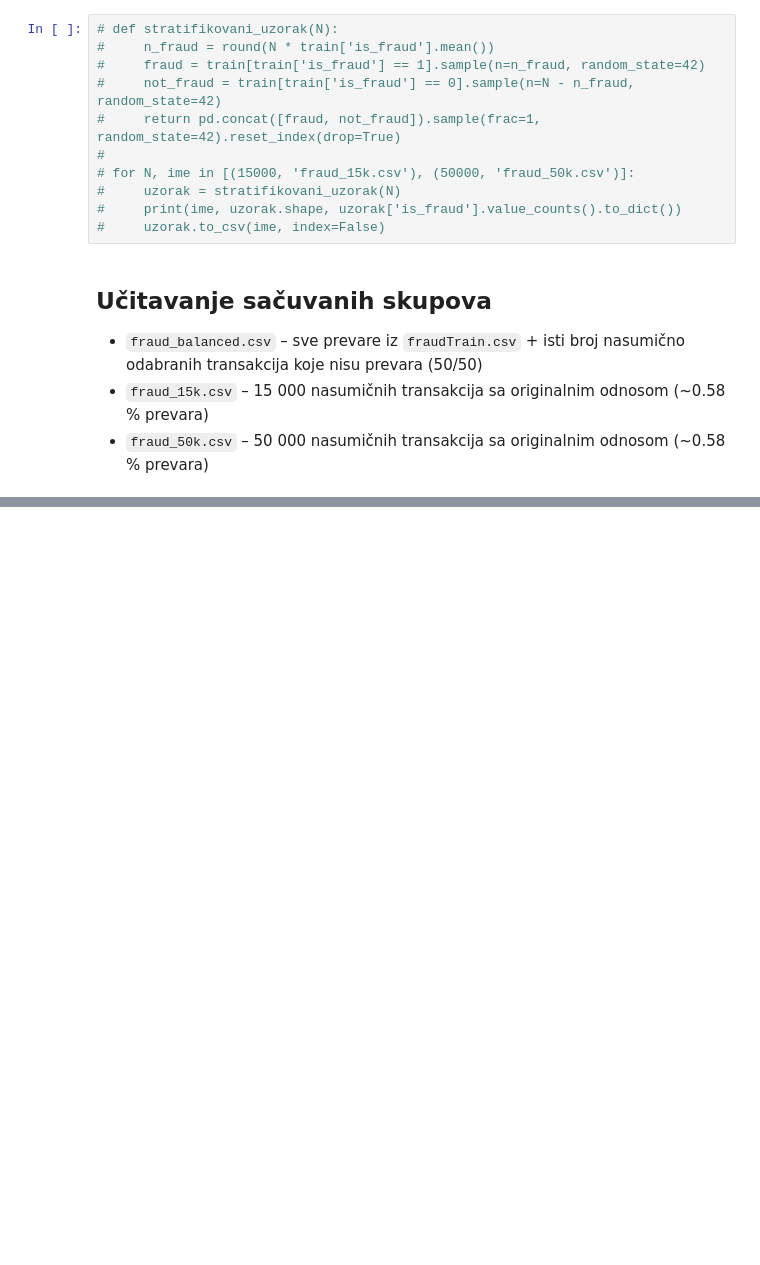
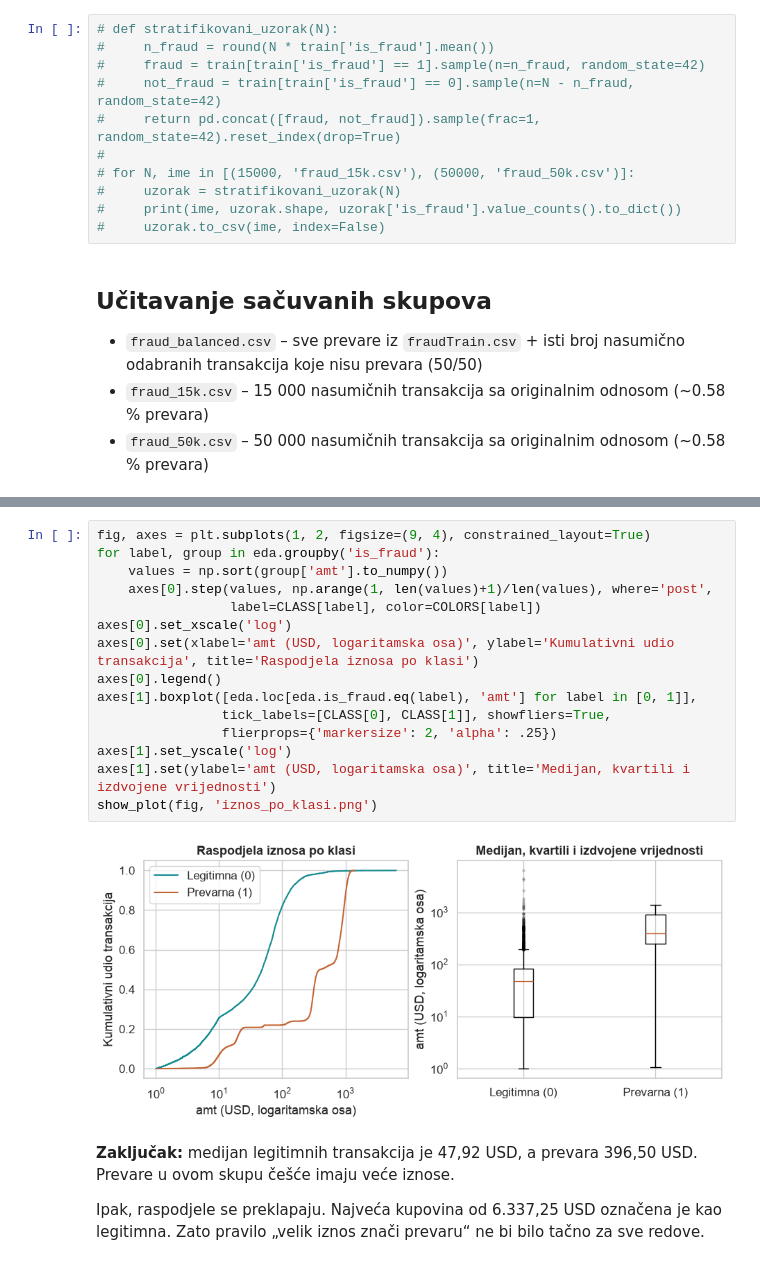
Before and after one commit to bakir004/mu, a Jupyter notebook: projekat.ipynb, the cells around one changed output, grey strips where cells are left out. Saved outputs shown, nothing was run; the diff lists cells and outputs as text; blank space fills up the shorter version.

```diff
--- a/projekat.ipynb
+++ b/projekat.ipynb
@@ -117,0 +582,21 @@ Name: proportion, dtype: str
+# %%
+fig, axes = plt.subplots(1, 2, figsize=(9, 4), constrained_layout=True)
+for label, group in eda.groupby('is_fraud'):
+    values = np.sort(group['amt'].to_numpy())
+    axes[0].step(values, np.arange(1, len(values)+1)/len(values), where='post',
+                 label=CLASS[label], color=COLORS[label])
+axes[0].set_xscale('log')
+axes[0].set(xlabel='amt (USD, logaritamska osa)', ylabel='Kumulativni udio transakcija', title='Raspodjela iznosa po klasi')
+axes[0].legend()
+axes[1].boxplot([eda.loc[eda.is_fraud.eq(label), 'amt'] for label in [0, 1]],
+                tick_labels=[CLASS[0], CLASS[1]], showfliers=True,
+                flierprops={'markersize': 2, 'alpha': .25})
+axes[1].set_yscale('log')
+axes[1].set(ylabel='amt (USD, logaritamska osa)', title='Medijan, kvartili i izdvojene vrijednosti')
+show_plot(fig, 'iznos_po_klasi.png')
+# %% [output]
+[figure, added]
+# %% [markdown]
+**Zaključak:** medijan legitimnih transakcija je 47,92 USD, a prevara 396,50 USD. Prevare u ovom skupu češće imaju veće iznose.
+
+Ipak, raspodjele se preklapaju. Najveća kupovina od 6.337,25 USD označena je kao legitimna. Zato pravilo „velik iznos znači prevaru“ ne bi bilo tačno za sve redove.
```
Also changed, not shown: parts of 58 cells of this notebook, 23 other files.
